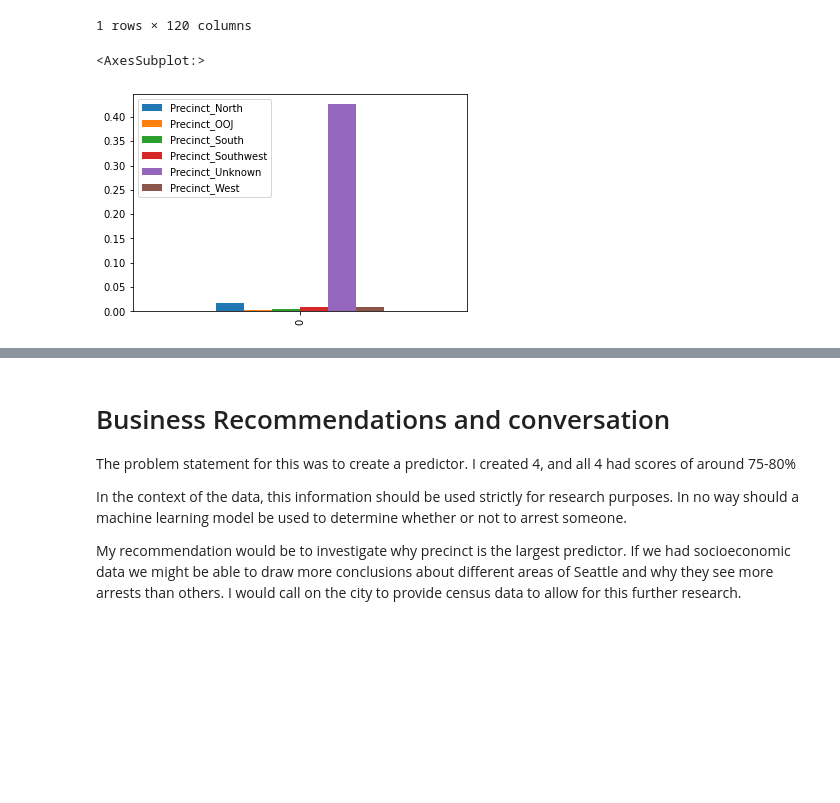
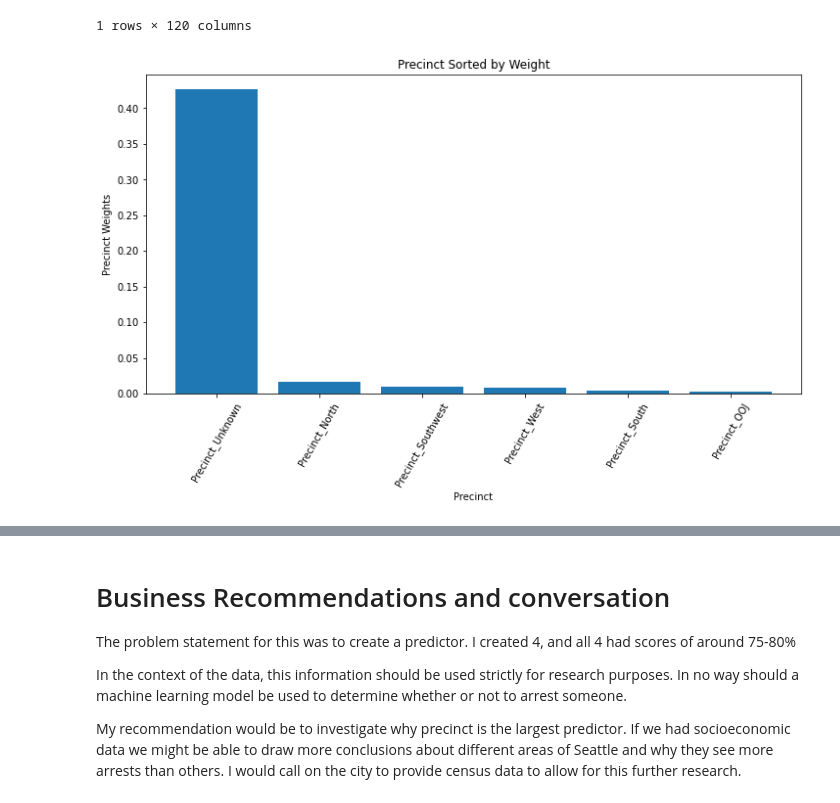
Before and after one commit to CassidyExum/Terry-Stops-Classification, a Jupyter notebook: Notebook.ipynb, the cells around one changed output, grey strips where cells are left out. Drawn from its saved outputs; the diff is of its cells as text; code cells hidden in the pictures; blank space fills up the shorter version.

```diff
--- a/Notebook.ipynb
+++ b/Notebook.ipynb
@@ -961,14 +970,29 @@ feature_importance
 |  | Month | Week | Subject Age Group_1 - 17 | Subject Age Group_18 - 25 | Subject Age Group_26 - 35 | ... |
 | 0 | 0.003988 | 0.003823 | 0.004788 | 0.00427 | 0.004034 | ... |
 1 rows × 120 columns
-# %%
-precinct_list = []
-for col in feature_importance:
-    if 'Precinct' in col:
-        precinct_list.append(col)
-
-precinct_df = feature_importance[precinct_list]
-precinct_df.plot.bar()
-# %% [output]
-<AxesSubplot:>
-[figure, removed]
+# %%
+# Essentially the same thing done above, but just for the precinct feature so we can observe
+# location based information
+
+precinct_list = []
+for col in feature_importance:
+    if 'Precinct' in col:
+        precinct_list.append(col)
+
+precinct_df = feature_importance[precinct_list]
+
+precinct_weights = precinct_df.T
+precinct_weights = precinct_weights[0].sort_values(0, ascending=False)
+
+precinct_labels = precinct_df.T
+precinct_labels = precinct_labels[0].sort_values(0, ascending=False).index
+
+fig = plt.figure(figsize = (12, 6))
+plt.bar(x = precinct_labels,
+       height = precinct_weights)
+plt.xticks(rotation=60)
+plt.xlabel('Precinct')
+plt.ylabel('Precinct Weights')
+plt.title('Precinct Sorted by Weight');
+# %% [output]
+[figure, added]
```
Also changed, not shown: parts of 46 cells of this notebook, 1 other file.
